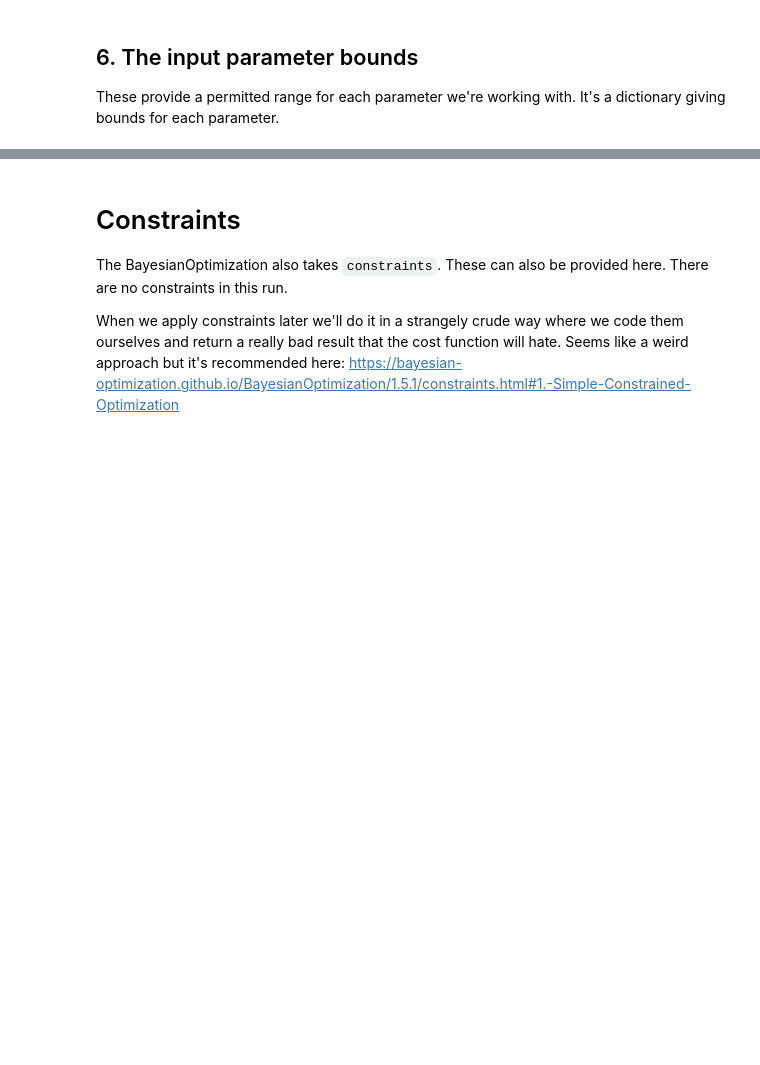
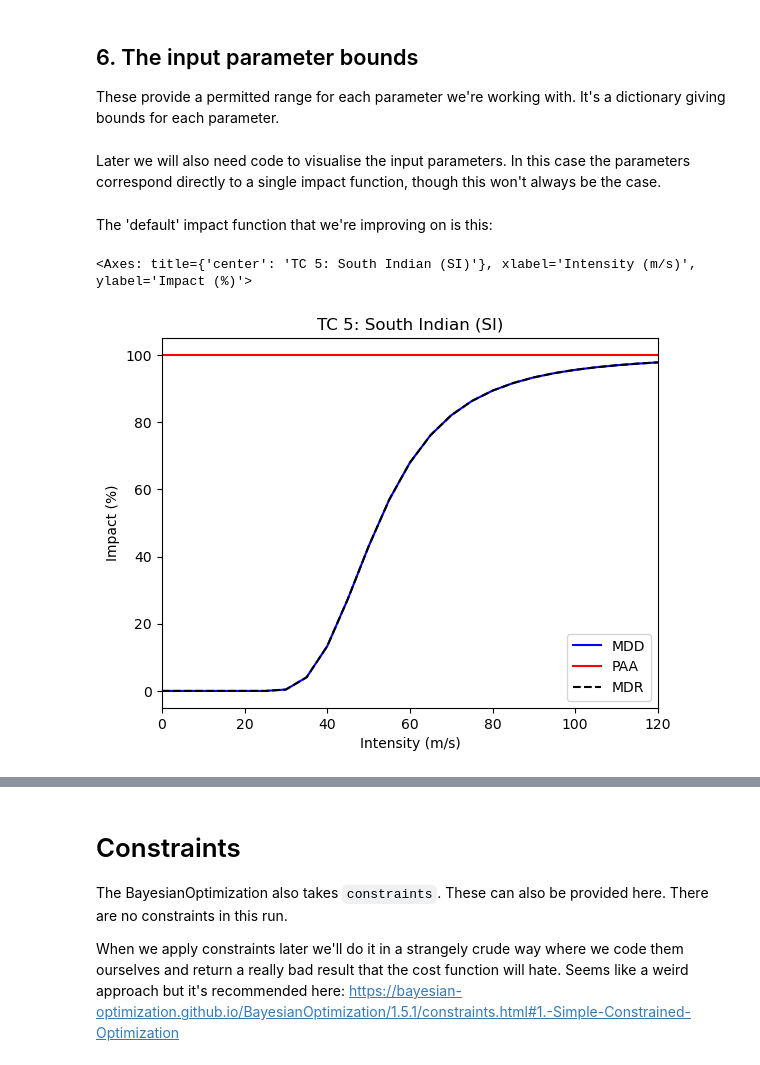
Before and after one commit to ChrisFairless/nccs-supply-chain, a Jupyter notebook: calibration/version1/calibration_v1_TC_SI.ipynb, the cells around one changed output, grey strips where cells are left out. Cells and saved outputs as stored; diff of their text form; code cells hidden in the pictures; blank space fills up the shorter version.

```diff
--- a/calibration/version1/calibration_v1_TC_SI.ipynb
+++ b/calibration/version1/calibration_v1_TC_SI.ipynb
@@ -213,3 +221,5 @@ These provide a permitted range for each parameter we're working with. It's a di
 # %%
 # bounds = {"v_thresh": (25.8, 25.8), "v_half": (25.8, 150), "scale": (0.01, 1)}
 bounds = {"v_half": (25.81, 150), "scale": (0.01, 1)}
+# %% [markdown]
+Later we will also need code to visualise the input parameters. In this case the parameters correspond directly to a single impact function, though this won't always be the case.
@@ -215,0 +231,12 @@ bounds = {"v_half": (25.81, 150), "scale": (0.01, 1)}
+# %% [markdown]
+The 'default' impact function that we're improving on is this:
+# %%
+from pipeline.direct.direct import get_impf_tc
+from climada.entity import ImpfSetTropCyclone
+
+default_impf = ImpfSetTropCyclone.from_calibrated_regional_ImpfSet()
+default_impf = default_impf.get_func(haz_type='TC', fun_id=5)  # 1: NA1, 5: SI
+default_impf.plot()
+# %% [output]
+<Axes: title={'center': 'TC 5: South Indian (SI)'}, xlabel='Intensity (m/s)', ylabel='Impact (%)'>
+[figure, added]
```
Also changed, not shown: parts of 36 cells of this notebook.
